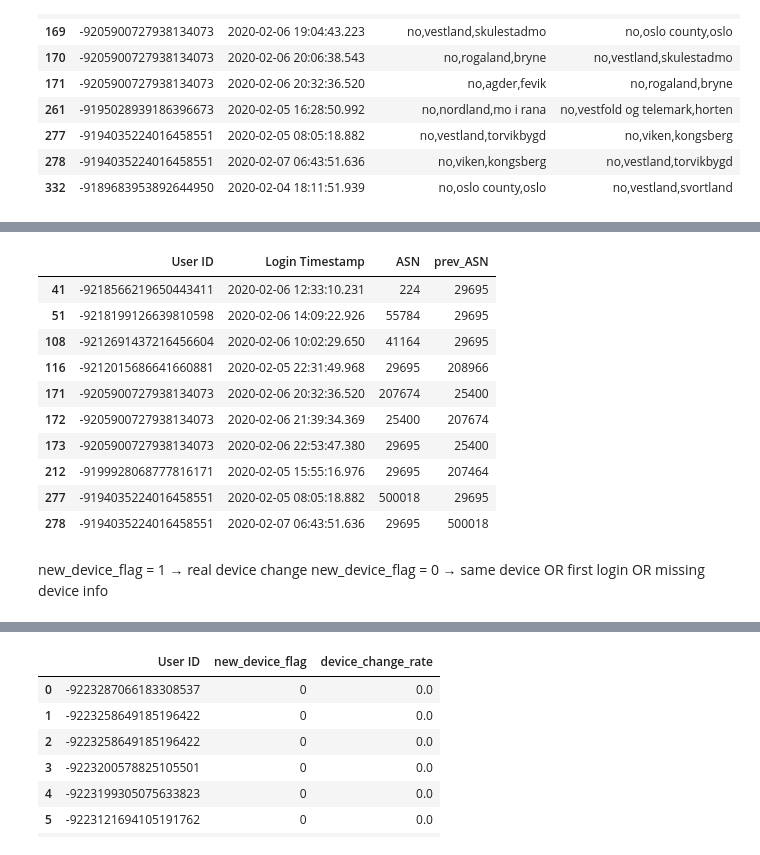
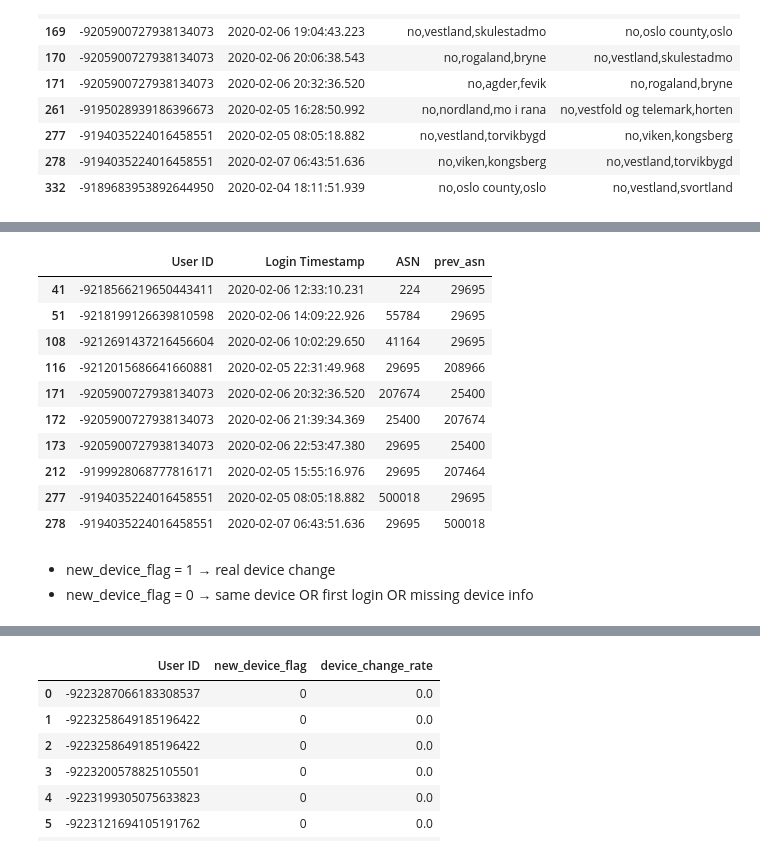
Before and after one commit to madhvesh23/Intent-Classification-ML-Project-, a Jupyter notebook: notebooks/01_eda_and_features.ipynb, the cells around one changed output, grey strips where cells are left out. Saved outputs shown, nothing was run; the diff lists cells and outputs as text; code cells hidden in the pictures.

```diff
--- a/notebooks/01_eda_and_features.ipynb
+++ b/notebooks/01_eda_and_features.ipynb
@@ -166,6 +277,10 @@ df.isna().sum()
 # string cols: fill + normalize (important for rule checks)
 for col in ["browser"]:
     df[col] = df[col].fillna("unknown").astype(str).str.strip().str.lower()
+# %%
+# string cols: fill + normalize (important for rule checks)
+for col in ["os"]:
+    df[col] = df[col].fillna("unknown").astype(str).str.strip().str.lower()
 # %%
 df.isna().sum()
 [df.isna().sum() > 0]
@@ -1045,19 +1171,18 @@ Name: count, dtype: int64
 # %%
-# location key
-df["location"] = df["Country"] + "," + df["Region"] + "," + df["City"]
+# Contextual Novelty Feature: new_location_flag
+# 1 when a user's location changes compared to the previous login AND both current+previous locations are valid.
 
-# valid only if Region & City are real
-valid = (~df["Region"].isin(["-", "Unknown"])) & (~df["City"].isin(["-", "Unknown"]))
+df["location"] = df["Country"].astype(str) + "," + df["Region"].astype(str) + "," + df["City"].astype(str)
+
+valid = is_valid_text(df["Region"]) & is_valid_text(df["City"])
 prev_valid = valid.groupby(df["User ID"]).shift()
 
-# raw change per user
 raw_change = df["location"].ne(df.groupby("User ID")["location"].shift())
 
-# final flag: change + valid now + valid before, and not first login
 df["new_location_flag"] = (raw_change & valid & prev_valid).fillna(False).astype(int)
 
-rows = df[df["new_location_flag"] == 1].index[:10]
-
+# Quick sanity check
+rows = df.index[df["new_location_flag"] == 1][:10]
 df.loc[rows, ["User ID", "Login Timestamp", "location"]].assign(
     prev_location=df.groupby("User ID")["location"].shift().loc[rows]
 )
@@ -1076,30 +1207,24 @@ df.loc[rows, ["User ID", "Login Timestamp", "location"]].assign(
 # %%
-# New ASN flag (derived)
+# Contextual Novelty Feature: new_asn_flag
+# 1 when a user's ASN changes compared to the previous login AND both current+previous ASNs are valid.
 
-# Normalize ASN values
-df["ASN"] = df["ASN"].replace(["-", "Unknown", ""], pd.NA)
+df["ASN"] = norm_text(df["ASN"])
+df.loc[df["ASN"].isin(INVALID), "ASN"] = pd.NA
 
-# Valid ASN rows
 valid_asn = df["ASN"].notna()
-
-# Previous login had valid ASN
 prev_valid_asn = valid_asn.groupby(df["User ID"]).shift()
 
-# ASN changed from previous login
 asn_change = df["ASN"].ne(df.groupby("User ID")["ASN"].shift())
 
-# Final flag: real ASN change only
-df["new_asn_flag"] = (
-    asn_change & valid_asn & prev_valid_asn
-).fillna(False).astype(int)
+df["new_asn_flag"] = (asn_change & valid_asn & prev_valid_asn).fillna(False).astype(int)
 
-rows = df[df["new_asn_flag"] == 1].index[:10]
-
+# Quick sanity check
+rows = df.index[df["new_asn_flag"] == 1][:10]
 df.loc[rows, ["User ID", "Login Timestamp", "ASN"]].assign(
-    prev_ASN=df.groupby("User ID")["ASN"].shift().loc[rows]
+    prev_asn=df.groupby("User ID")["ASN"].shift().loc[rows]
 )
 # %% [output]
-|  | User ID | Login Timestamp | ASN | prev_ASN |
+|  | User ID | Login Timestamp | ASN | prev_asn |
 | 41 | -9218566219650443411 | 2020-02-06 12:33:10.231 | 224 | 29695 |
 | 51 | -9218199126639810598 | 2020-02-06 14:09:22.926 | 55784 | 29695 |
 | 108 | -9212691437216456604 | 2020-02-06 10:02:29.650 | 41164 | 29695 |
@@ -1111,6 +1236,8 @@ df.loc[rows, ["User ID", "Login Timestamp", "ASN"]].assign(
 | 277 | -9194035224016458551 | 2020-02-05 08:05:18.882 | 500018 | 29695 |
 | 278 | -9194035224016458551 | 2020-02-07 06:43:51.636 | 29695 | 500018 |
 # %% [markdown]
-new_device_flag = 1 → real device change
-new_device_flag = 0 → same device OR first login OR missing device info
+
+
+*   new_device_flag = 1 → real device change
+*   new_device_flag = 0 → same device OR first login OR missing device info
 # %%
```
Also changed, not shown: parts of 65 cells of this notebook, 3 other files.
